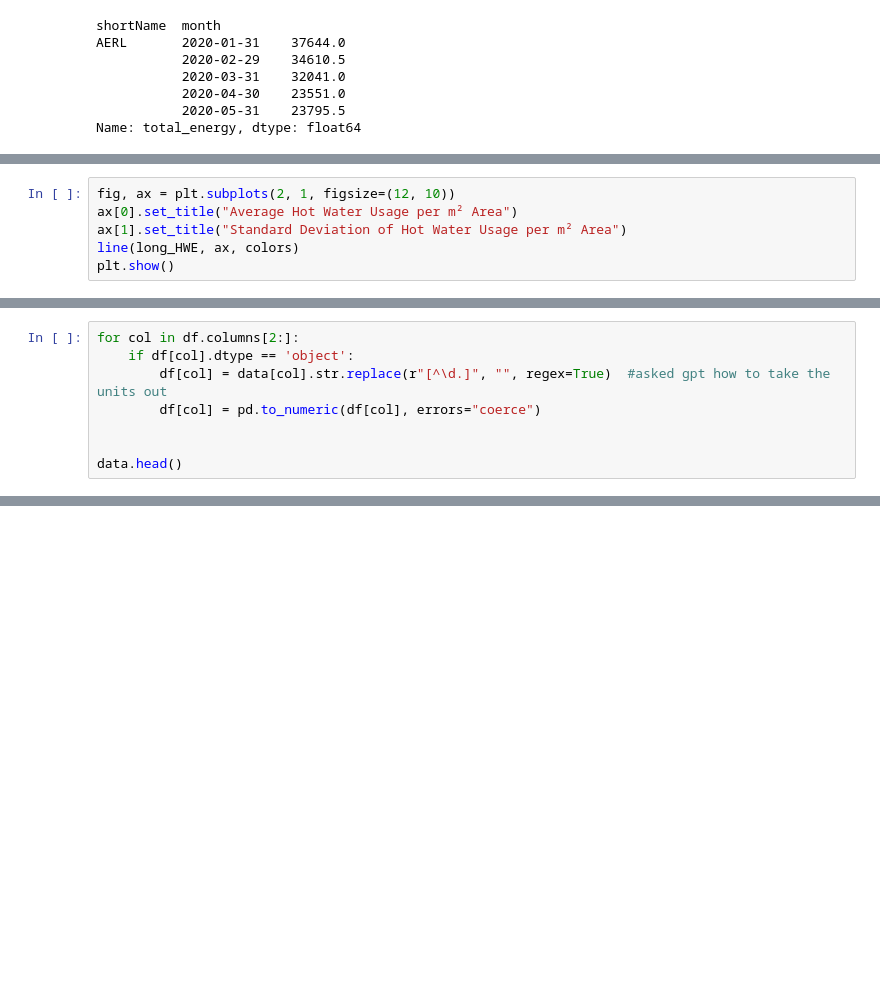
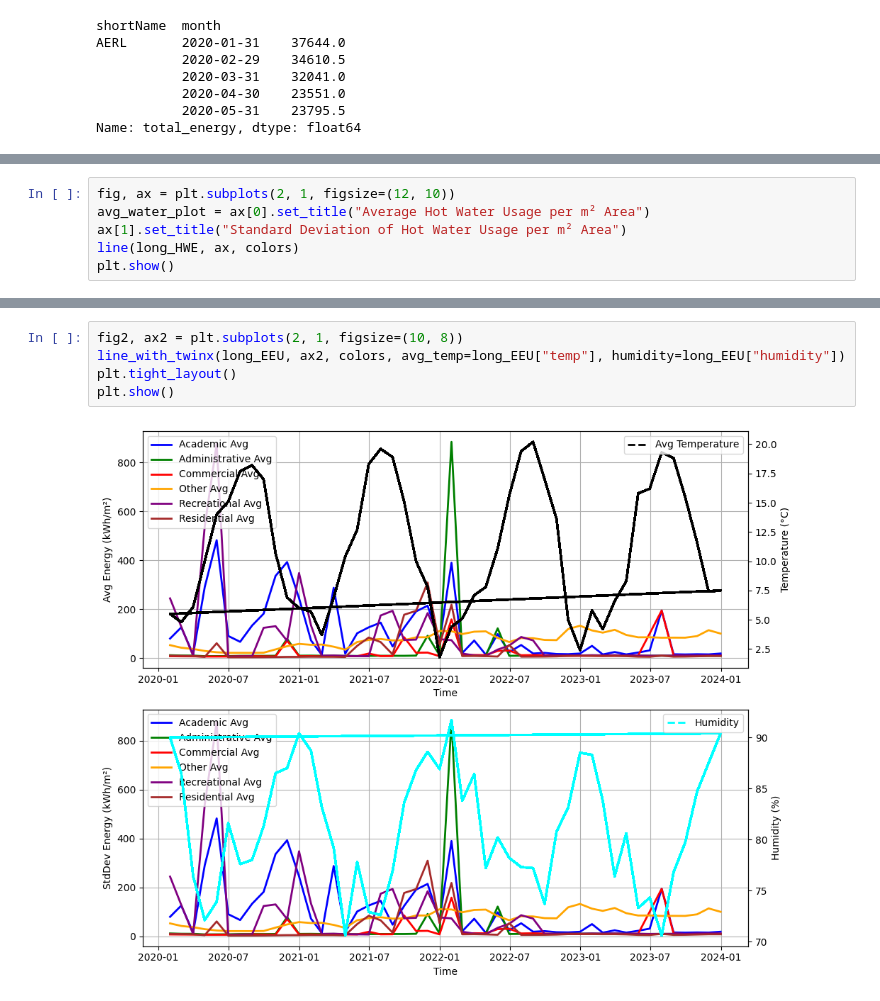
Before and after one commit to Speculatorrr/ECON323-Building-Energy-Analysis, a Jupyter notebook: Final_Project.ipynb, the cells around one changed output, grey strips where cells are left out. Drawn from its saved outputs; the diff is of its cells as text; blank space fills up the shorter version.

```diff
--- a/Final_Project.ipynb
+++ b/Final_Project.ipynb
@@ -327,6 +370,6 @@ plt.show()
 # %%
 fig, ax = plt.subplots(2, 1, figsize=(12, 10))
-ax[0].set_title("Average Hot Water Usage per m² Area")
+avg_water_plot = ax[0].set_title("Average Hot Water Usage per m² Area")
 ax[1].set_title("Standard Deviation of Hot Water Usage per m² Area")
 line(long_HWE, ax, colors)
 plt.show()
@@ -347,8 +377,0 @@ data.head()
-# %%
-for col in df.columns[2:]:
-    if df[col].dtype == 'object':
-        df[col] = data[col].str.replace(r"[^\d.]", "", regex=True)  #asked gpt how to take the units out
-        df[col] = pd.to_numeric(df[col], errors="coerce")
-
-
-data.head()
@@ -394,0 +447,7 @@ temp_data.head()
+# %%
+fig2, ax2 = plt.subplots(2, 1, figsize=(10, 8))
+line_with_twinx(long_EEU, ax2, colors, avg_temp=long_EEU["temp"], humidity=long_EEU["humidity"])
+plt.tight_layout()
+plt.show()
+# %% [output]
+[figure, added]
```
Also changed, not shown: parts of 18 cells of this notebook.
